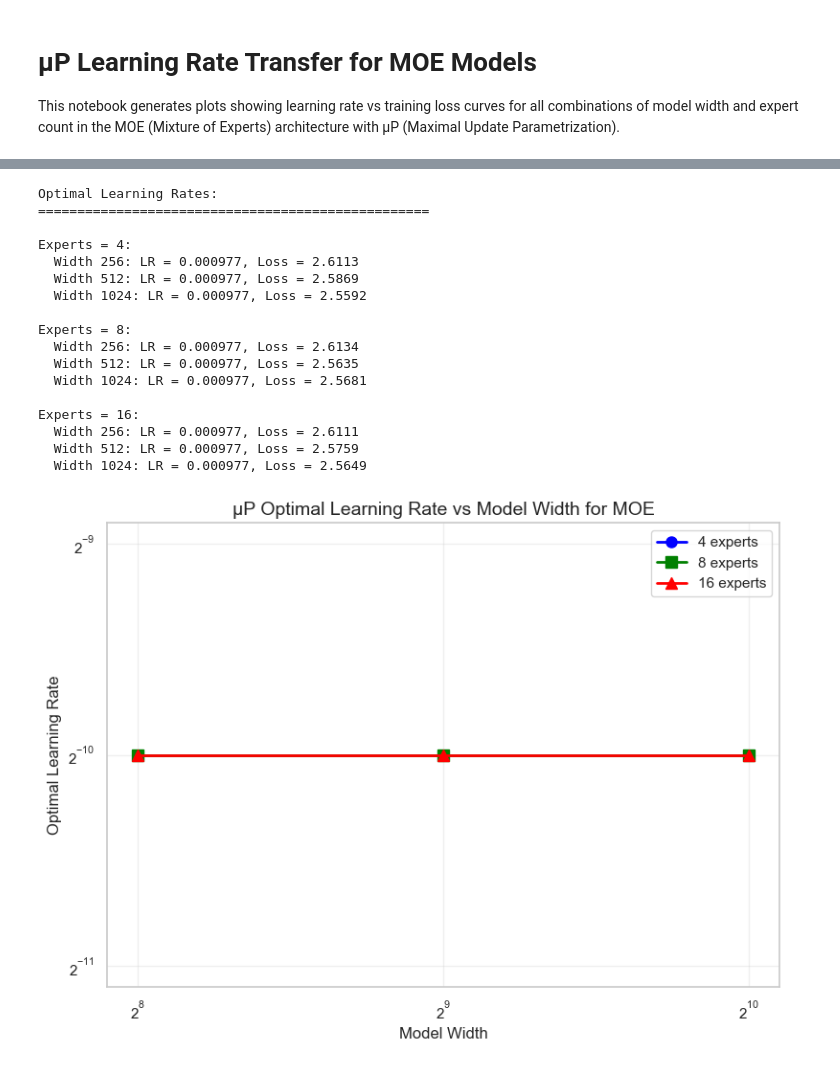
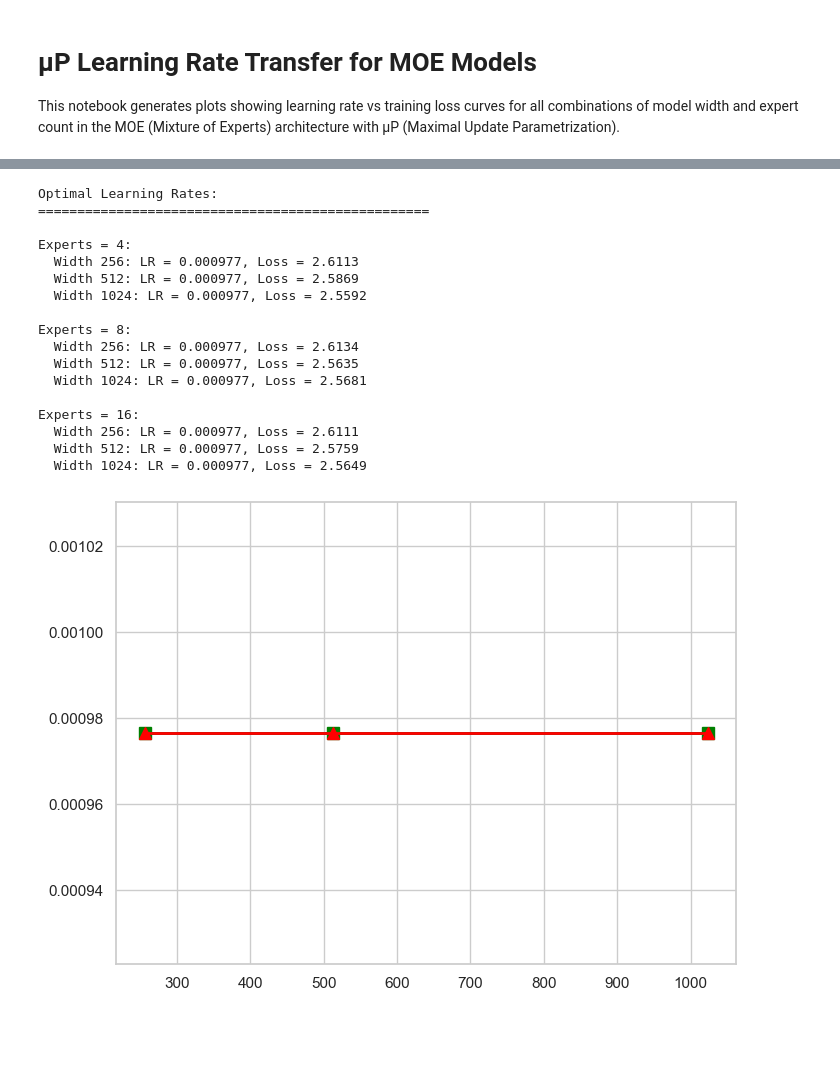
Before and after one commit to Petyrrrrr/MuP_MOE, a Jupyter notebook: mup_examples/mutransfer_lr_shakespeare_char/plot_moe.ipynb, the cells around one changed output, grey strips where cells are left out. Cells and saved outputs as stored; diff of their text form; code cells hidden in the pictures; blank space fills up the shorter version.

```diff
--- a/mup_examples/mutransfer_lr_shakespeare_char/plot_moe.ipynb
+++ b/mup_examples/mutransfer_lr_shakespeare_char/plot_moe.ipynb
@@ -210,15 +210,4 @@ for exp_idx, n_exp in enumerate(num_exps):
                 label=f'{n_exp} experts',
                 linewidth=2,
                 markersize=8)
-
-plt.xscale('log', base=2)
-plt.yscale('log', base=2)
-plt.xlabel('Model Width', fontsize=12)
-plt.ylabel('Optimal Learning Rate', fontsize=12)
-plt.title('μP Optimal Learning Rate vs Model Width for MOE', fontsize=14)
-plt.legend()
-plt.grid(True, alpha=0.3)
-plt.tight_layout()
-plt.savefig('mup_moe_optimal_lr_vs_width.png', dpi=300, bbox_inches='tight')
-plt.show()
 # %% [output]
@@ -226,18 +215,18 @@ plt.show()
 Optimal Learning Rates:
 ==================================================
 
 Experts = 4:
   Width 256: LR = 0.000977, Loss = 2.6113
   Width 512: LR = 0.000977, Loss = 2.5869
   Width 1024: LR = 0.000977, Loss = 2.5592
 
 Experts = 8:
   Width 256: LR = 0.000977, Loss = 2.6134
   Width 512: LR = 0.000977, Loss = 2.5635
   Width 1024: LR = 0.000977, Loss = 2.5681
 
 Experts = 16:
   Width 256: LR = 0.000977, Loss = 2.6111
   Width 512: LR = 0.000977, Loss = 2.5759
   Width 1024: LR = 0.000977, Loss = 2.5649
-[figure, old version]
+[figure, new version]
```
Also changed, not shown: parts of 3 cells of this notebook, 15 other files.
